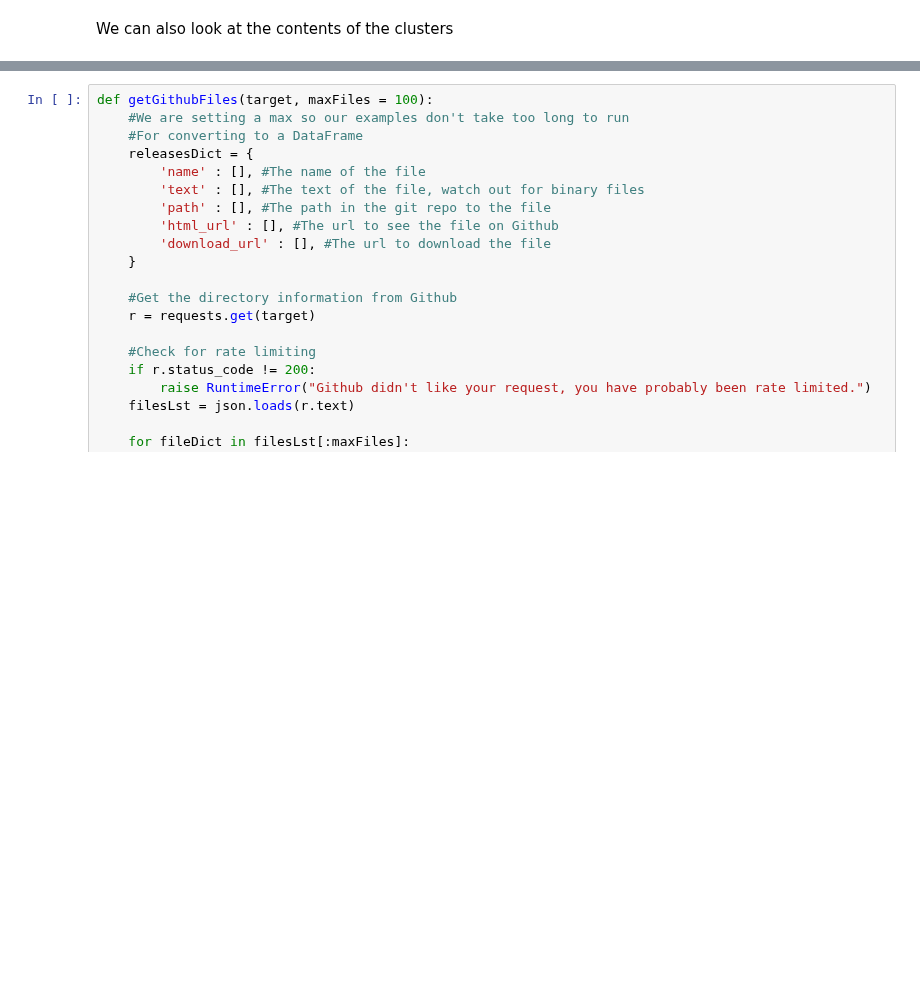
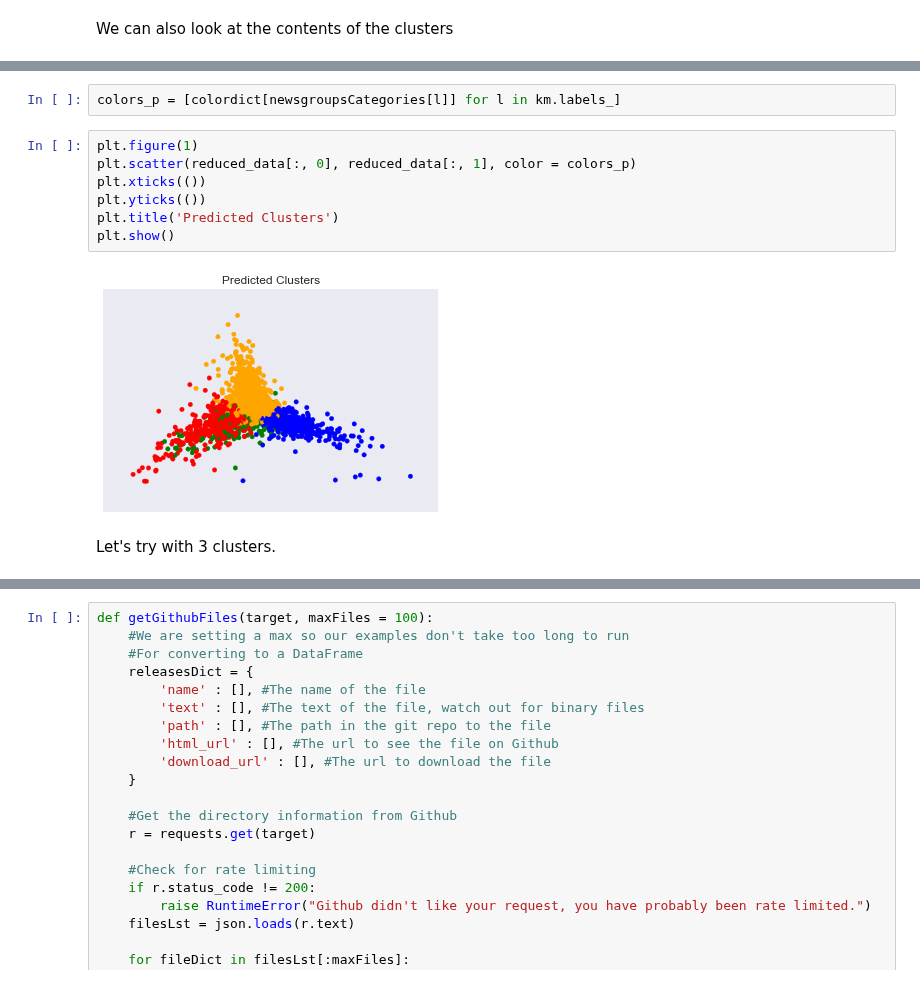
Before and after one commit to KnowledgeLab/content_analysis, a Jupyter notebook: notebooks/3-Clustering-and-Topic-Modeling.ipynb, the cells around one changed output, grey strips where cells are left out. Cells and saved outputs as stored; diff of their text form; blank space fills up the shorter version.

```diff
--- a/notebooks/3-Clustering-and-Topic-Modeling.ipynb
+++ b/notebooks/3-Clustering-and-Topic-Modeling.ipynb
@@ -266,0 +335,13 @@ NameError: name 'vectorizer' is not defined
+# %%
+colors_p = [colordict[newsgroupsCategories[l]] for l in km.labels_]
+# %%
+plt.figure(1)
+plt.scatter(reduced_data[:, 0], reduced_data[:, 1], color = colors_p)
+plt.xticks(())
+plt.yticks(())
+plt.title('Predicted Clusters')
+plt.show()
+# %% [output]
+[figure, added]
+# %% [markdown]
+Let's try with 3 clusters.
```
Also changed, not shown: parts of 43 cells of this notebook, 1 other file.
